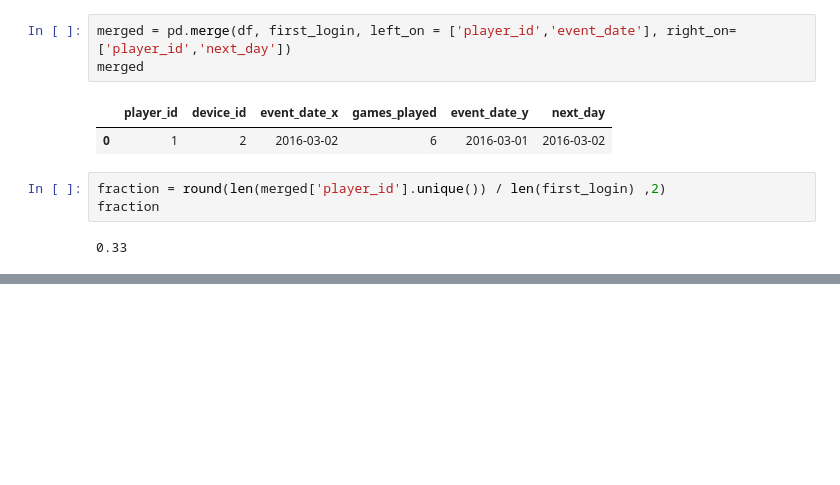
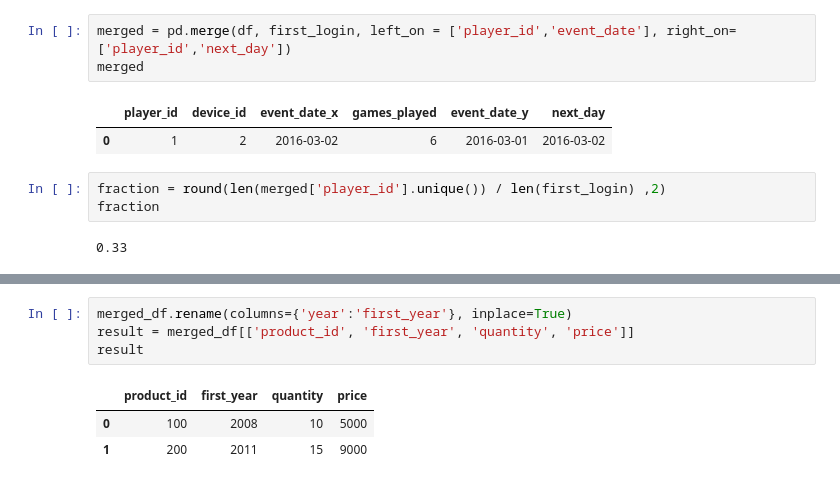
Before and after one commit to Swap-20/Leetcode-Pandas, a Jupyter notebook: Leetcode_Pandas.ipynb, the cells around one changed output, grey strips where cells are left out. Cells and saved outputs as stored; diff of their text form; blank space fills up the shorter version.

```diff
--- a/Leetcode_Pandas.ipynb
+++ b/Leetcode_Pandas.ipynb
@@ -2448,0 +2484,8 @@ fraction
+# %%
+merged_df.rename(columns={'year':'first_year'}, inplace=True)
+result = merged_df[['product_id', 'first_year', 'quantity', 'price']]
+result
+# %% [output]
+|  | product_id | first_year | quantity | price |
+| 0 | 100 | 2008 | 10 | 5000 |
+| 1 | 200 | 2011 | 15 | 9000 |
```
Also changed, not shown: parts of 4 cells of this notebook.
